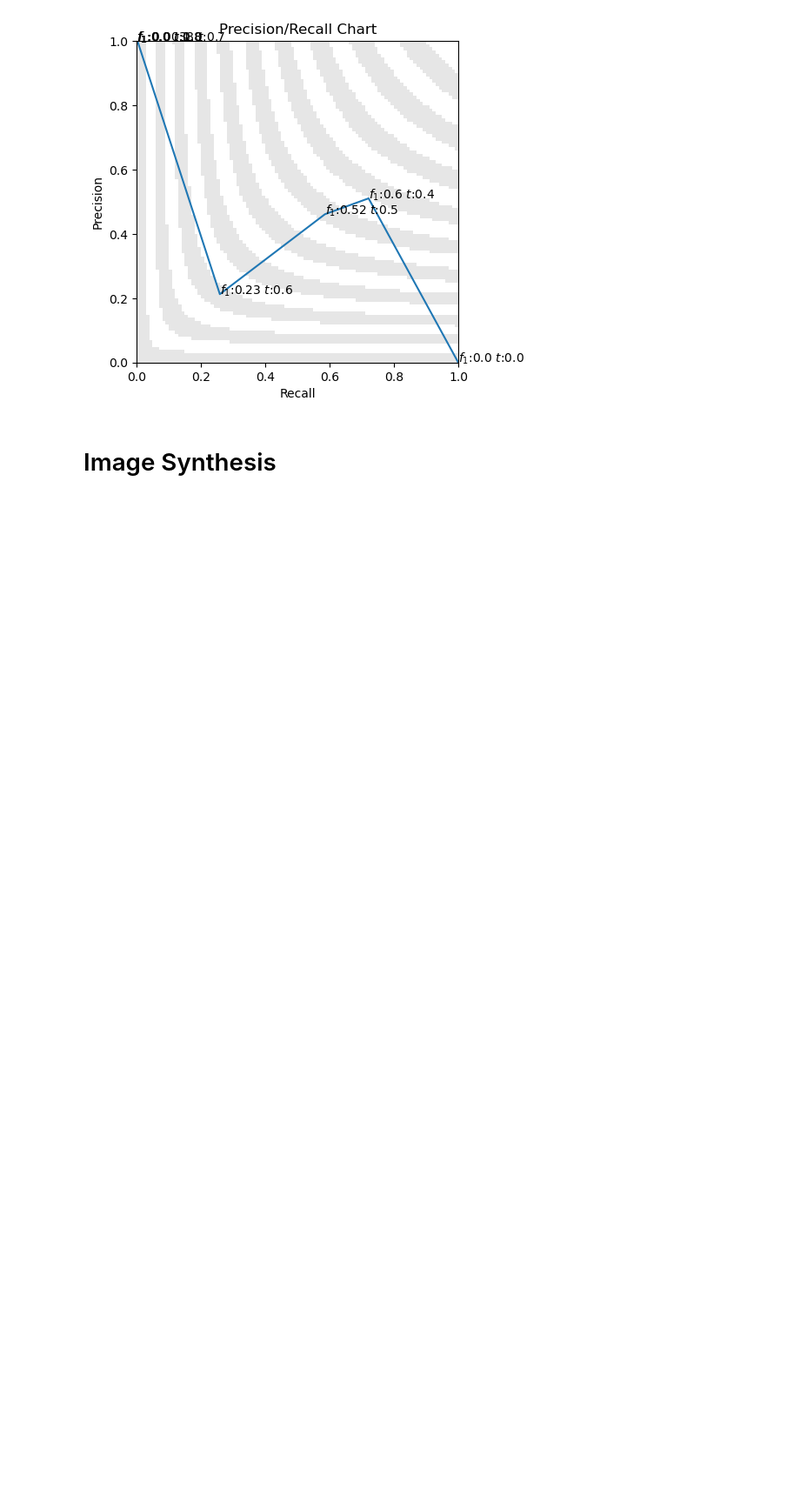
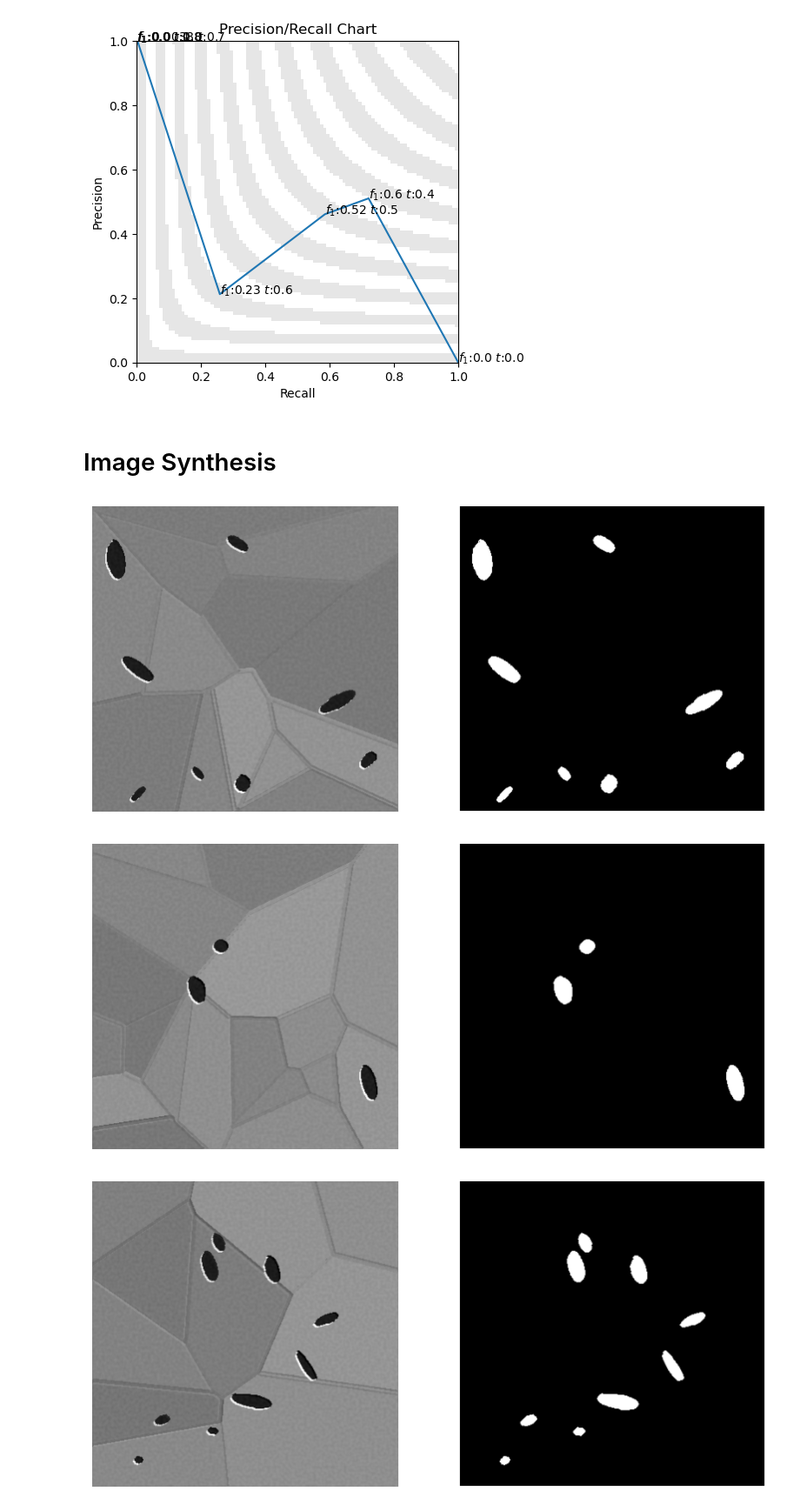
Before and after one commit to Martina-Vitkovicova/Precipitate_Segmentation, a Jupyter notebook: full-training.ipynb, the cells around one changed output. Shown at 87% size. Saved outputs shown, nothing was run; the diff lists cells and outputs as text; code cells hidden in the pictures; blank space fills up the shorter version.

Commit message:
Add perlin noise

```diff
--- a/full-training.ipynb
+++ b/full-training.ipynb
@@ -181,27 +181,34 @@ vis.plot_precision_recall_curve(mean_evaluations)
 # %% [markdown]
 # Image Synthesis
 # %%
-import generate_precipitates
-import generate_background
+import numpy as np
+from matplotlib import pyplot as plt
+from generate_background import voronoi_bg, add_perlin_noise
+from generate_precipitates import add_precipitates
 
 def generate_image(root_seed, image_size, min_precipitate_num, max_precipitate_num):
     rng = np.random.RandomState(root_seed)
     vor_seed = rng.randint(0, 10**5)
     blob_seed = rng.randint(0, 10**5)
     image, _, _ = voronoi_bg(image_size, vor_seed, 10, 20)
     image, mask = add_precipitates(image, blob_seed, min_precipitate_num, max_precipitate_num)
+    image = add_perlin_noise(image, vor_seed, image_size)
 
     return image, mask
 
 
 for i in range(5):
     root_seed = np.random.randint(0, 10**5)
     img, mask = generate_image(root_seed, (400, 400), 3, 10)
     fig, axes = plt.subplots(1, 2, figsize=(10, 5))
 
     axes[0].imshow(img, cmap='gray')
     axes[0].axis('off')
     axes[1].imshow(mask, cmap='gray')
     axes[1].axis('off')
 
     plt.show()
+# %% [output]
+[figure, added]
+[figure, added]
+[figure, added]
```
Also changed, not shown: parts of 1 cell of this notebook, 2 other files.
